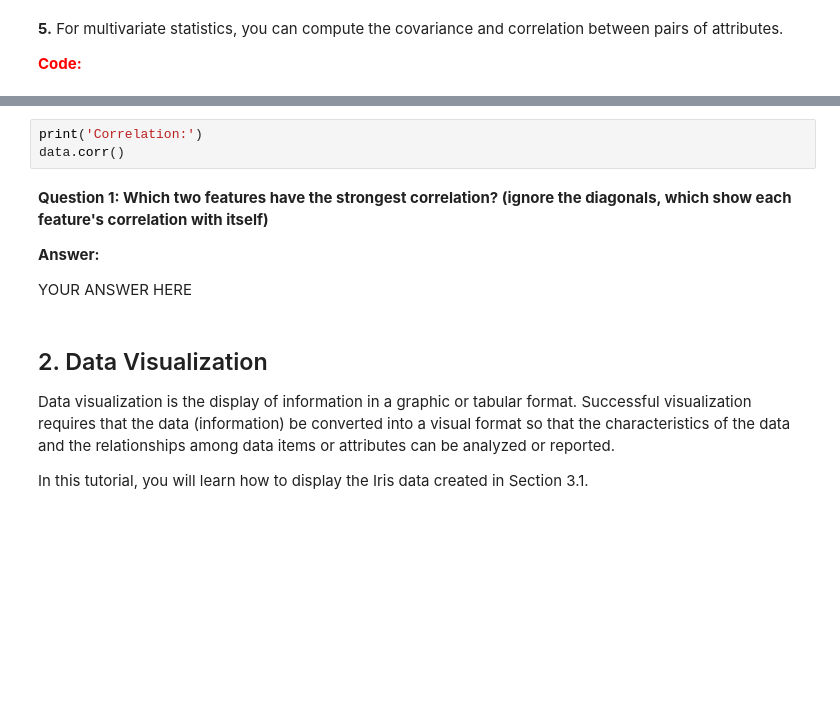
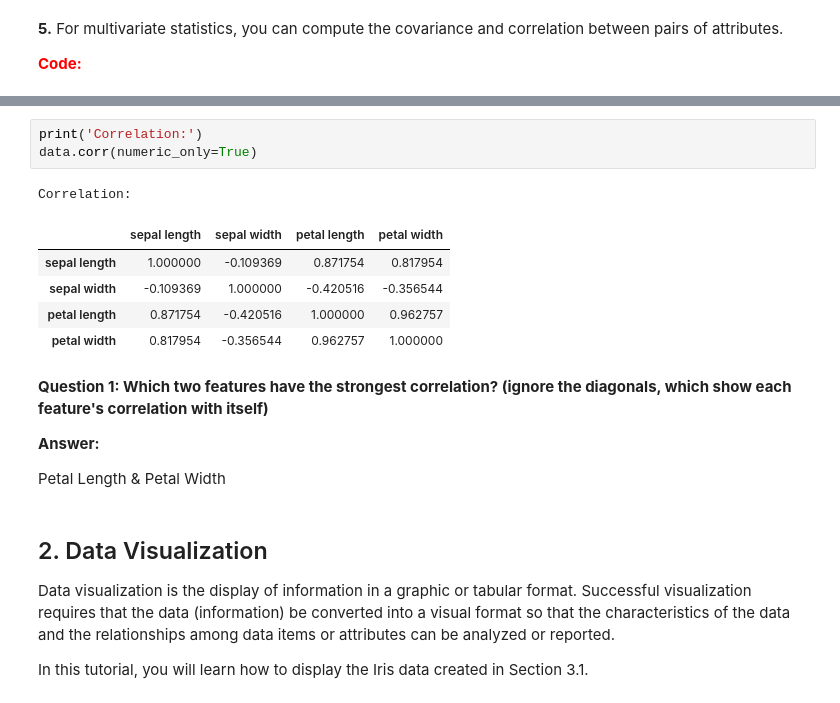
Before and after one commit to SushanthOO7/CSE-475, a Jupyter notebook: CSE475_Lab2_Data_Exploration.ipynb, the cells around one changed output, grey strips where cells are left out. Drawn from its saved outputs; the diff is of its cells as text; blank space fills up the shorter version.

```diff
--- a/CSE475_Lab2_Data_Exploration.ipynb
+++ b/CSE475_Lab2_Data_Exploration.ipynb
@@ -157,13 +161,20 @@ ValueError: could not convert string to float: 'Iris-setosa'
 # %%
 print('Correlation:')
-data.corr()
+data.corr(numeric_only=True)
+# %% [output]
+Correlation:
+|  | sepal length | sepal width | petal length | petal width |
+| sepal length | 1.000000 | -0.109369 | 0.871754 | 0.817954 |
+| sepal width | -0.109369 | 1.000000 | -0.420516 | -0.356544 |
+| petal length | 0.871754 | -0.420516 | 1.000000 | 0.962757 |
+| petal width | 0.817954 | -0.356544 | 0.962757 | 1.000000 |
 # %% [markdown]
 **Question 1: Which two features have the strongest correlation? (ignore the diagonals, which show each feature's correlation with itself)**
 
 
 **Answer:**
 
-YOUR ANSWER HERE
+Petal Length & Petal Width
 # %% [markdown]
 ## 2. Data Visualization
 
```
Also changed, not shown: parts of 28 cells of this notebook.
